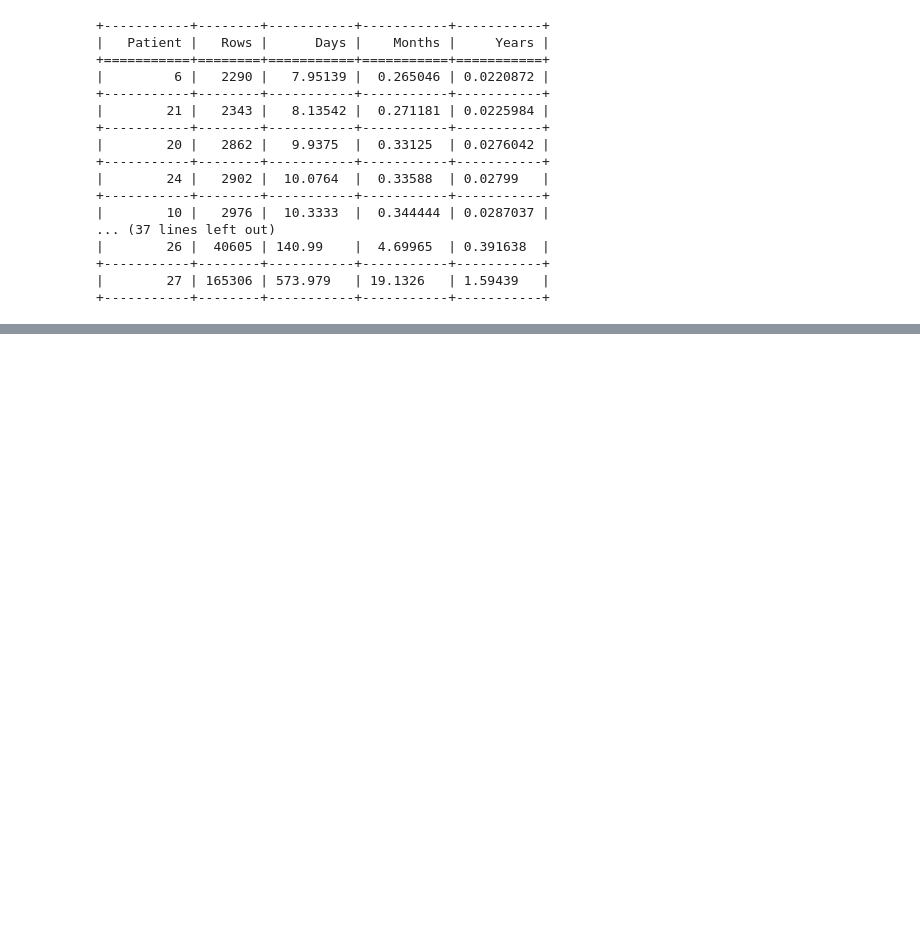
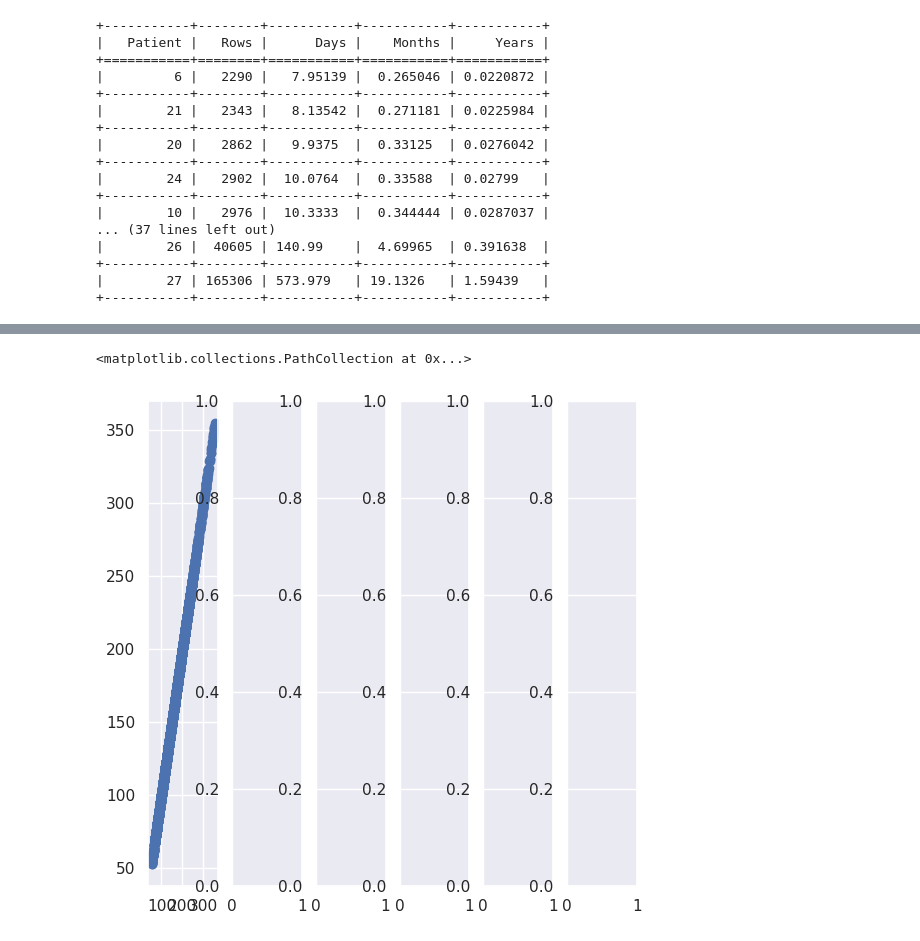
Before and after one commit to Arturo2711/EDA-DT1-PROJECT, a Jupyter notebook: EDA.ipynb, the cells around one changed output, grey strips where cells are left out. Cells and saved outputs as stored; diff of their text form; code cells hidden in the pictures; blank space fills up the shorter version.

```diff
--- a/EDA.ipynb
+++ b/EDA.ipynb
@@ -67,0 +147,6 @@ plt.savefig('Images/Number_rows_by_patient')
+# %%
+ig, axs = plt.subplots(1, 6, figsize = (width, width))
+axs[0].scatter(glucose, glucose)
+# %% [output]
+<matplotlib.collections.PathCollection at 0x...>
+[figure, added]
```
Also changed, not shown: parts of 24 cells of this notebook, 1 other file.
